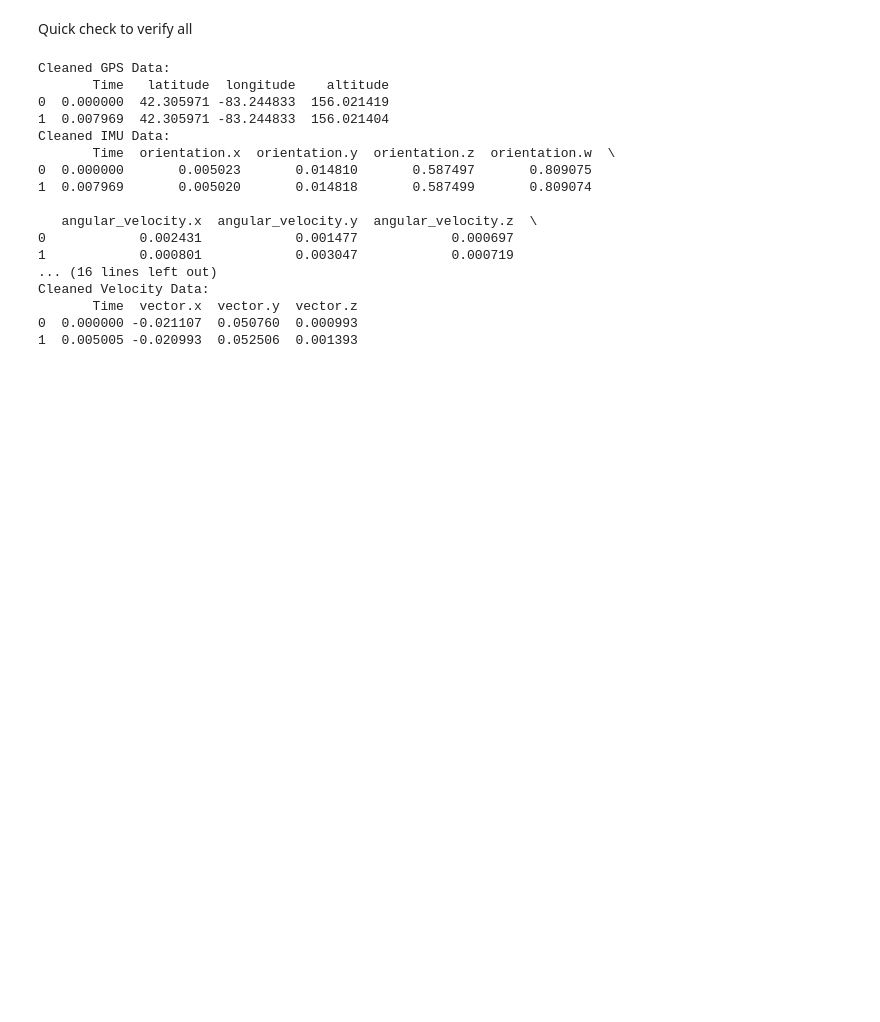
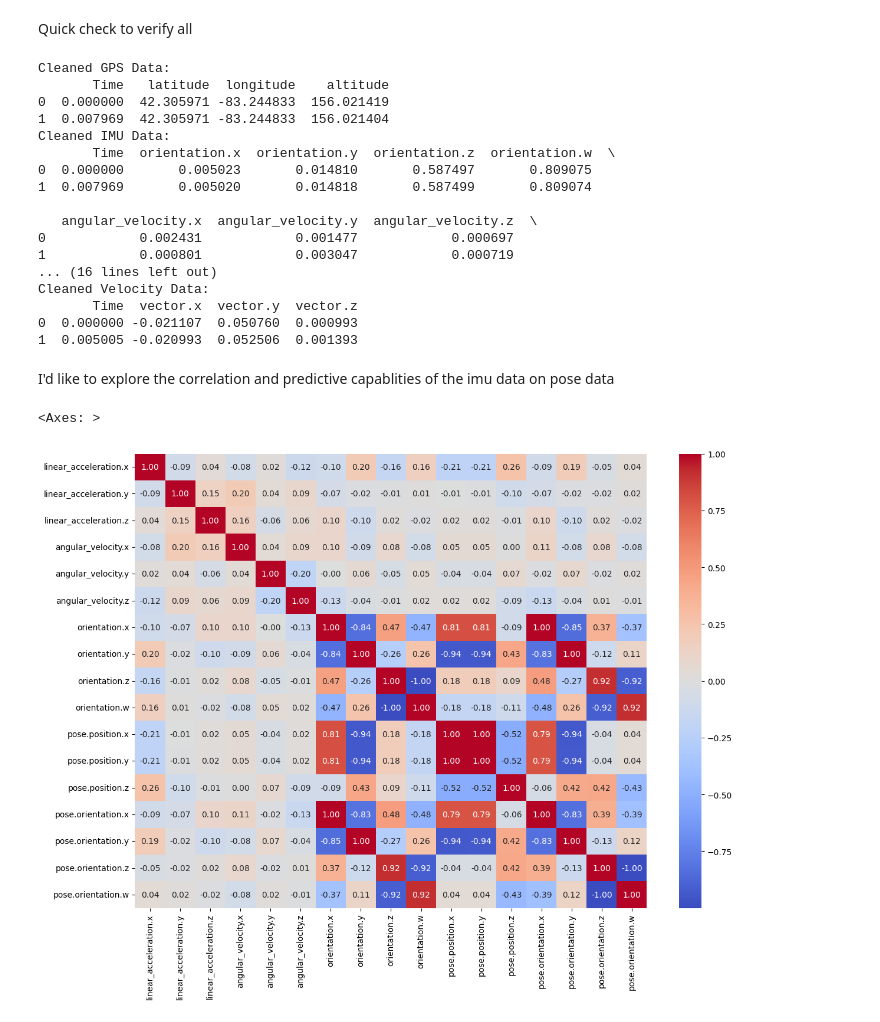
Before and after one commit to tjfisher22/ML-Training-Ford-Vehicle-Data, a Jupyter notebook: Ford_Vehicle_Data/notebooks/explore_data.ipynb, the cells around one changed output. Drawn from its saved outputs; the diff is of its cells as text; code cells hidden in the pictures; blank space fills up the shorter version.

Commit message:
Linear Correlation

```diff
--- a/Ford_Vehicle_Data/notebooks/explore_data.ipynb
+++ b/Ford_Vehicle_Data/notebooks/explore_data.ipynb
@@ -257,3 +256,29 @@ Cleaned Velocity Data:
        Time  vector.x  vector.y  vector.z
 0  0.000000 -0.021107  0.050760  0.000993
 1  0.005005 -0.020993  0.052506  0.001393
+# %% [markdown]
+I'd like to explore the correlation and predictive capablities of the imu data on pose data
+# %%
+# IMU features
+imu_features = ["linear_acceleration.x", "linear_acceleration.y", "linear_acceleration.z",
+                "angular_velocity.x", "angular_velocity.y", "angular_velocity.z",
+                "orientation.x", "orientation.y", "orientation.z", "orientation.w"]
+
+# Pose targets
+pose_targets = ["pose.position.x", "pose.position.y", "pose.position.z",
+                "pose.orientation.x", "pose.orientation.y", "pose.orientation.z", "pose.orientation.w"]
+
+# Align IMU and pose by time
+df_combined = pd.merge_asof(pose_clean.sort_values("Time"),
+                            imu_clean.sort_values("Time"),
+                            on="Time",
+                            direction="nearest")
+# %%
+import seaborn as sns
+
+corr_matrix = df_combined[imu_features + pose_targets].corr()
+plt.figure(figsize=(14,10))
+sns.heatmap(corr_matrix, annot=True, fmt=".2f", cmap="coolwarm")
+# %% [output]
+<Axes: >
+[figure, added]
```
Also changed, not shown: parts of 5 cells of this notebook.
